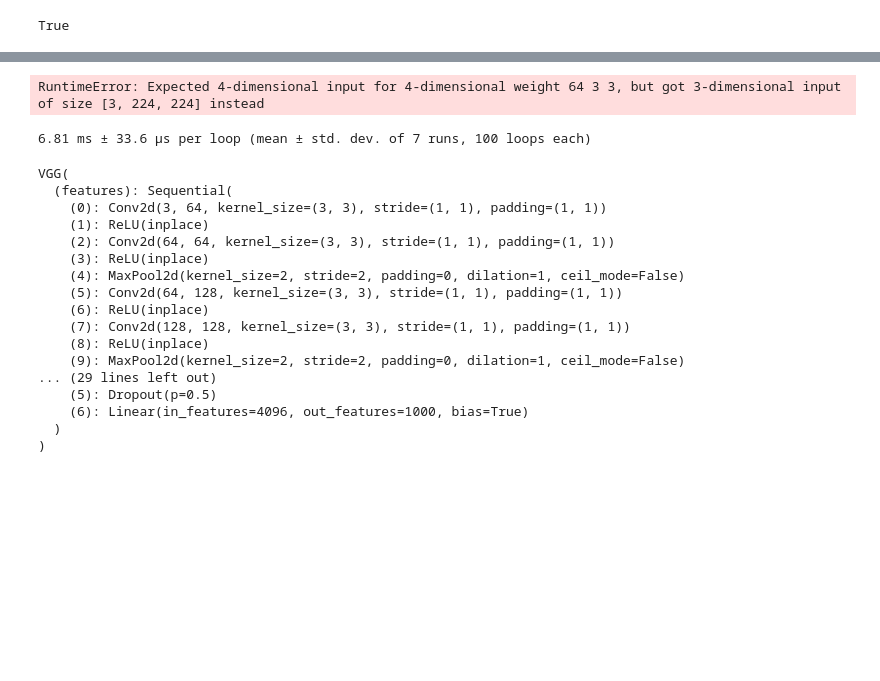
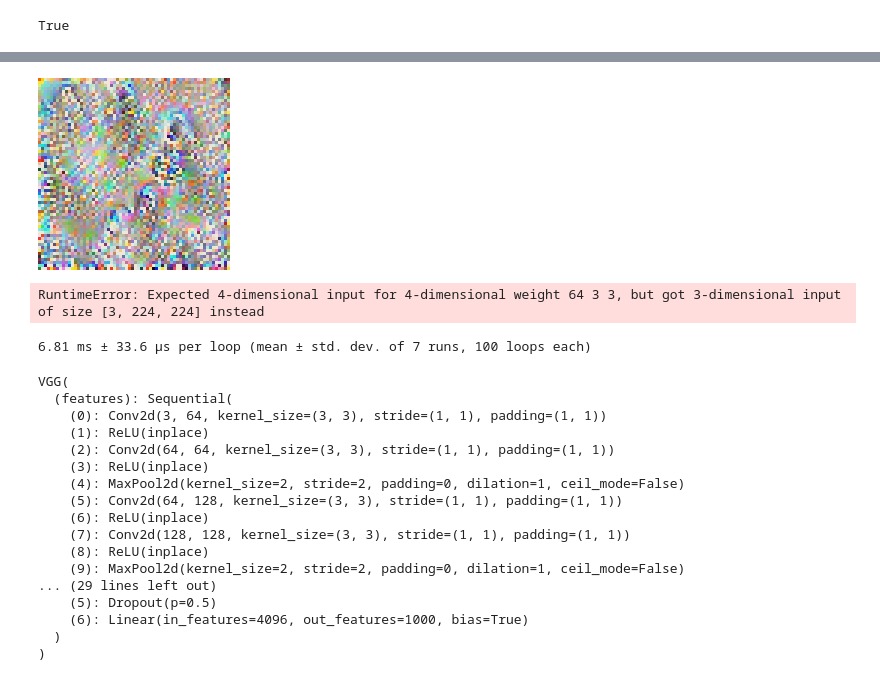
Before and after one commit to ttumiel/interpret, a Jupyter notebook: Neuron-Activations.ipynb, the cells around one changed output, grey strips where cells are left out. Drawn from its saved outputs; the diff is of its cells as text; code cells hidden in the pictures; blank space fills up the shorter version.

```diff
--- a/Neuron-Activations.ipynb
+++ b/Neuron-Activations.ipynb
@@ -126,3 +181,7 @@ denorm(input_img)
+# %%
+zoom(denorm(input_img), 3) #.crop((a.size[0]/2, a.size[1]/2, 3*a.size[0]/2, 3*a.size[1]/2))
+# %% [output]
+[figure, added]
 # %%
 from src import transforms
 mean = [0.485, 0.456, 0.406]
```
Also changed, not shown: parts of 17 cells of this notebook.
